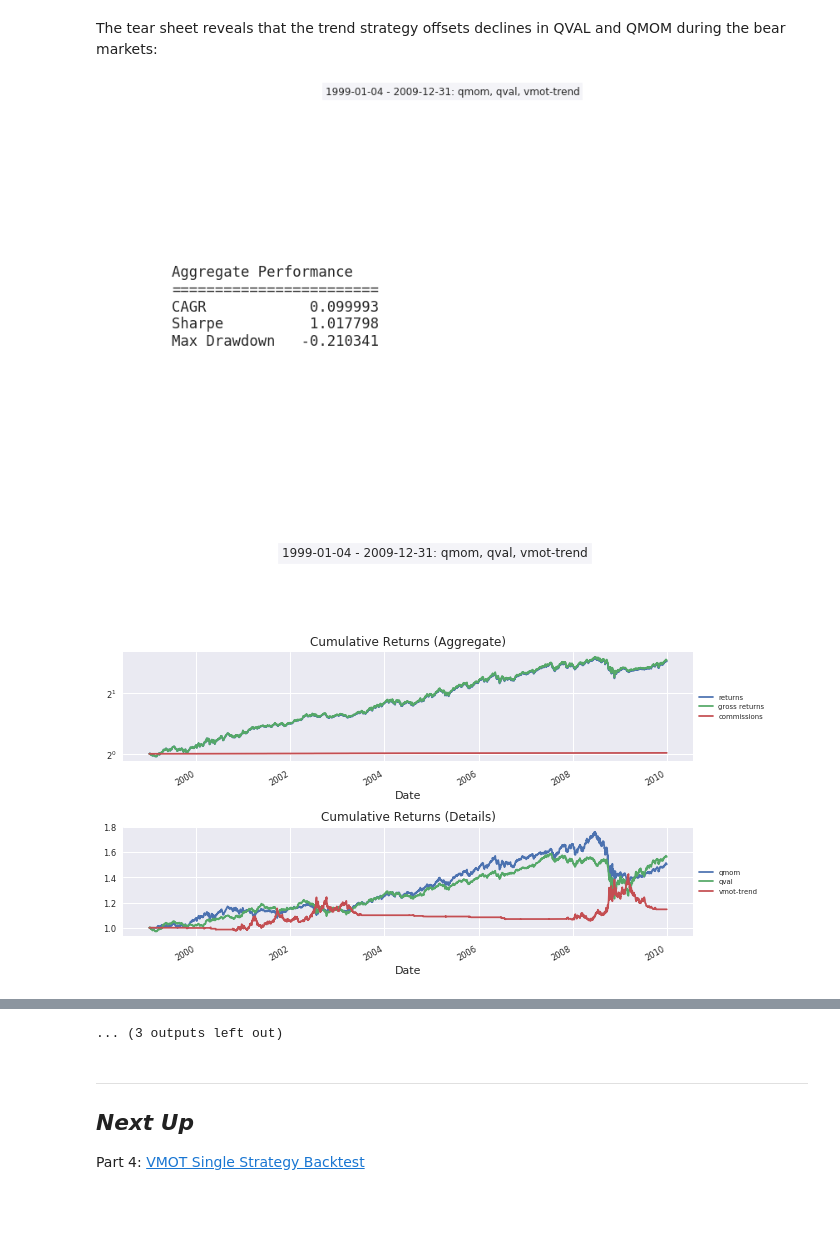
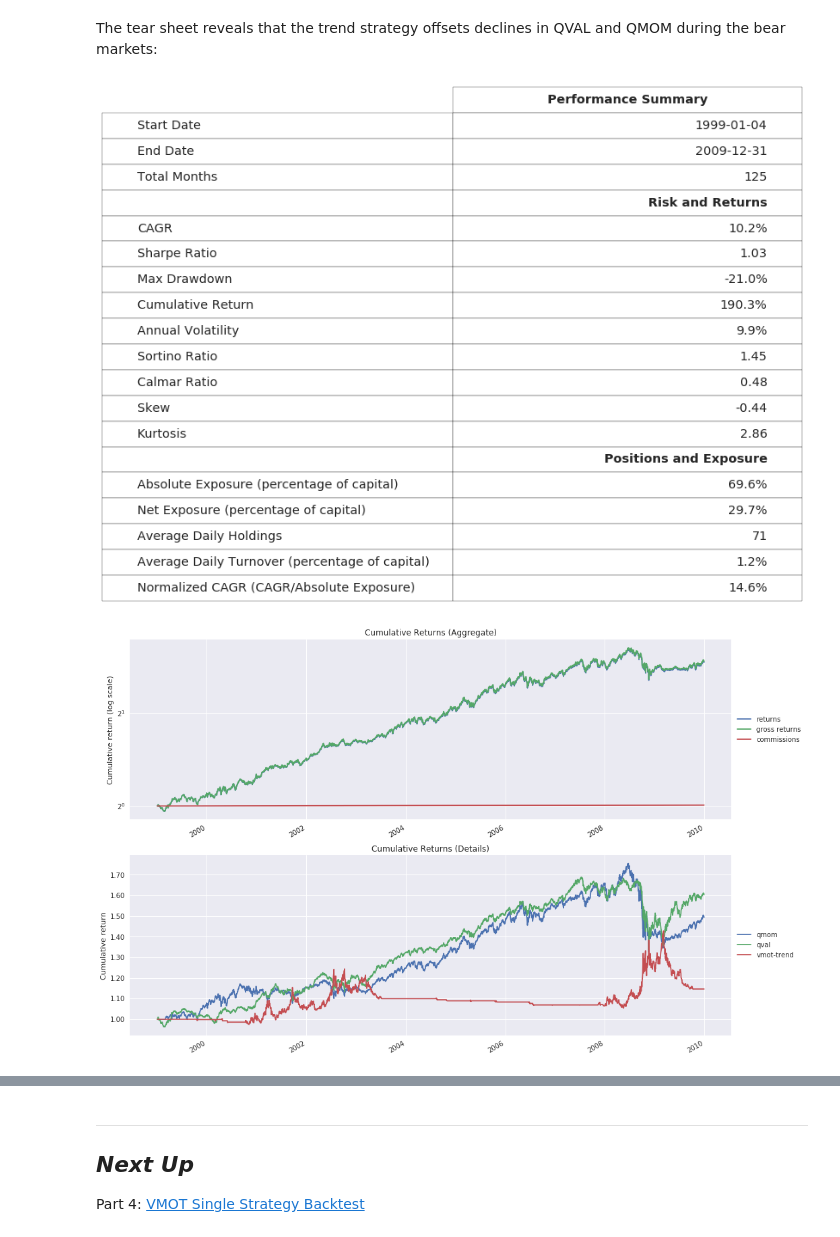
Before and after one commit to quantrocket-codeload/vmot, a Jupyter notebook: vmot/Part3-VMOT-Backtest.ipynb, the cells around one changed output, grey strips where cells are left out. Saved outputs shown, nothing was run; the diff lists cells and outputs as text; code cells hidden in the pictures; blank space fills up the shorter version.

```diff
--- a/vmot/Part3-VMOT-Backtest.ipynb
+++ b/vmot/Part3-VMOT-Backtest.ipynb
@@ -23,6 +21,6 @@ import moonchart
 # %%
-t = moonchart.Tearsheet()
-t.from_moonshot_csv("vmot_backtest_results.csv")
+from moonchart import Tearsheet
+Tearsheet.from_moonshot_csv("vmot_backtest_results.csv")
 # %% [output]
-[figure, old version]
+[figure, new version]
-[figure, old version]
+[figure, new version]
@@ -39,4 +37,3 @@ t.from_moonshot_csv("vmot_backtest_results.csv")
-... (3 outputs left out)
 # %% [markdown]
 ***
 
```
Also changed, not shown: parts of 2 cells of this notebook, 3 other files.
